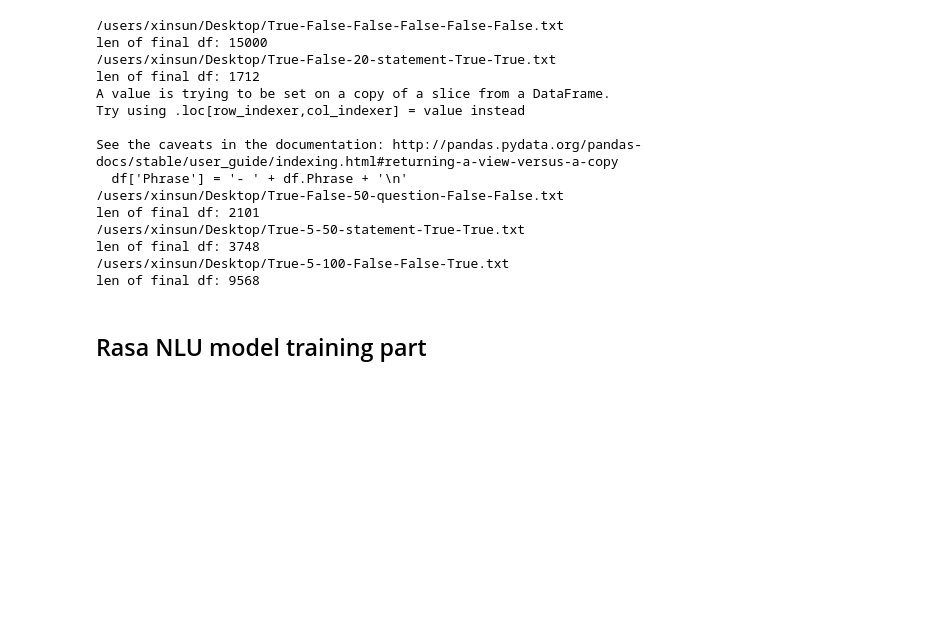
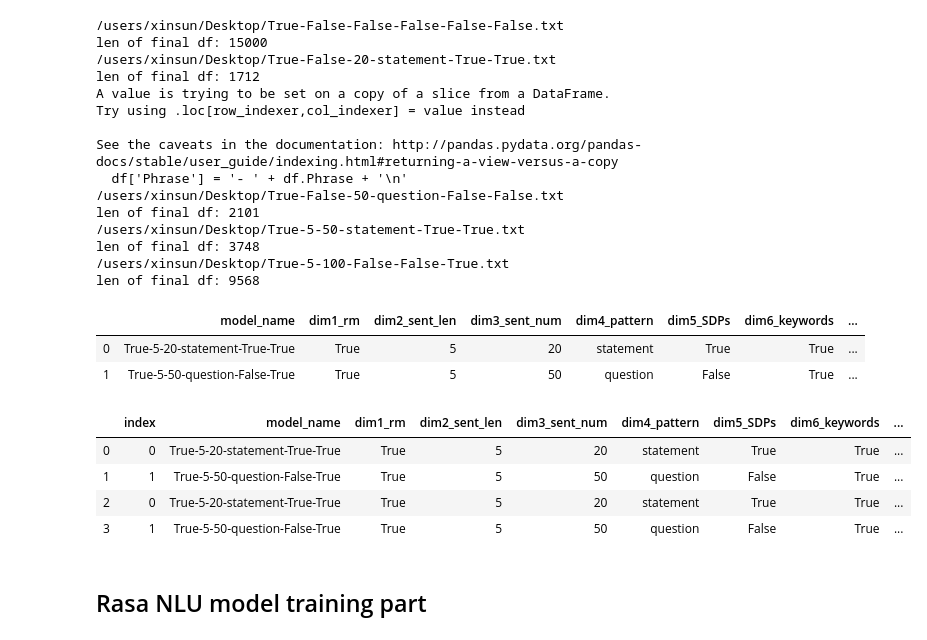
Before and after one commit to XIN-von-SUN/Bot.Dataset, a Jupyter notebook: rasa_nlu_test.ipynb, the cells around one changed output. Saved outputs shown, nothing was run; the diff lists cells and outputs as text; code cells hidden in the pictures; blank space fills up the shorter version.

```diff
--- a/rasa_nlu_test.ipynb
+++ b/rasa_nlu_test.ipynb
@@ -873,6 +869,27 @@ len of final df: 2101
 len of final df: 3748
 /users/xinsun/Desktop/True-5-100-False-False-True.txt
 len of final df: 9568
+# %%
+import pandas as pd
+
+result_orig = pd.read_csv('./rasa_result/rasa_eval_result.csv', index_col=0)
+result_orig_1 = pd.read_csv('./rasa_result/rasa_eval_result.csv', index_col=0)
+# %%
+result_orig_1
+# %% [output]
+|  | model_name | dim1_rm | dim2_sent_len | dim3_sent_num | dim4_pattern | dim5_SDPs | dim6_keywords | ... |
+| 0 | True-5-20-statement-True-True | True | 5 | 20 | statement | True | True | ... |
+| 1 | True-5-50-question-False-True | True | 5 | 50 | question | False | True | ... |
+# %%
+re = pd.concat([result_orig, result_orig_1]).reset_index()
+
+re
+# %% [output]
+|  | index | model_name | dim1_rm | dim2_sent_len | dim3_sent_num | dim4_pattern | dim5_SDPs | dim6_keywords | ... |
+| 0 | 0 | True-5-20-statement-True-True | True | 5 | 20 | statement | True | True | ... |
+| 1 | 1 | True-5-50-question-False-True | True | 5 | 50 | question | False | True | ... |
+| 2 | 0 | True-5-20-statement-True-True | True | 5 | 20 | statement | True | True | ... |
+| 3 | 1 | True-5-50-question-False-True | True | 5 | 50 | question | False | True | ... |
 # %% [markdown]
 ## Rasa NLU model training part
 # %%
```
Also changed, not shown: parts of 19 cells of this notebook, 34 other files.
